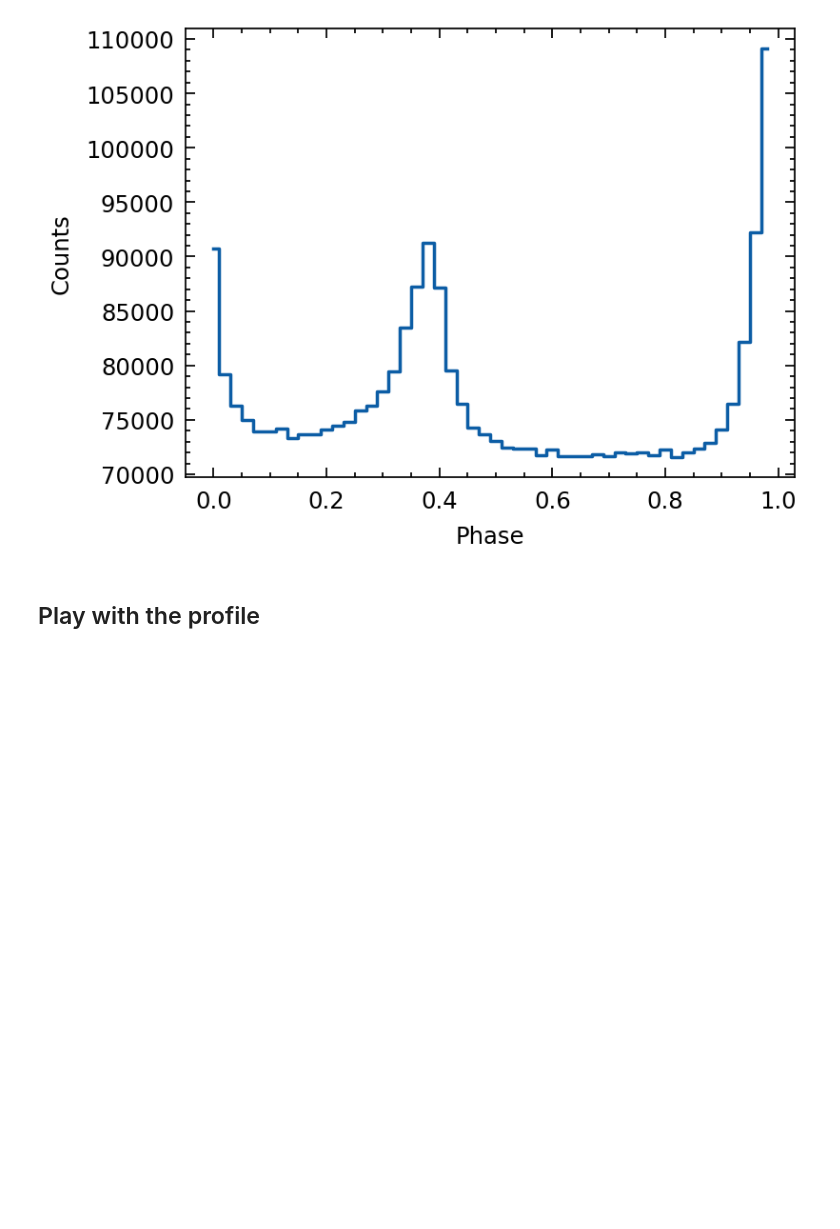
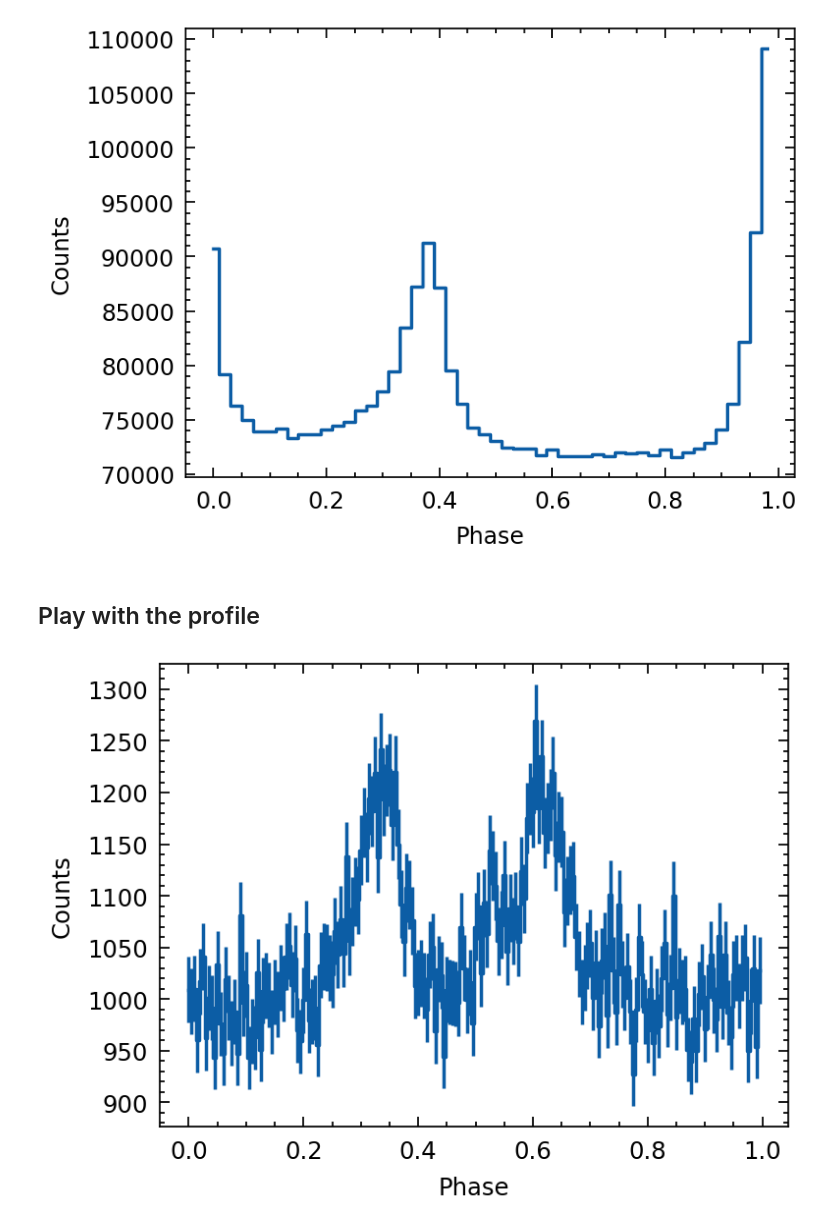
Before and after one commit to tuoyl/tat-pulsar, a Jupyter notebook: docs/notebooks/PulsarTimingAnalysis.ipynb, the cells around one changed output. Saved outputs shown, nothing was run; the diff lists cells and outputs as text; code cells hidden in the pictures; blank space fills up the shorter version.

```diff
--- a/docs/notebooks/PulsarTimingAnalysis.ipynb
+++ b/docs/notebooks/PulsarTimingAnalysis.ipynb
@@ -122,5 +125,52 @@ Text(0, 0.5, 'Counts')
 [figure]
 # %% [markdown]
 ## Play with the profile
+# %%
+## Generate a random pulse profile that consists of multiple Gaussian-like pulse
+
+def draw_random_pulse(nbins=100, baseline=1000, pulsefrac=0.2):
+    # Define the time array
+    phase = np.linspace(0, 1, nbins)
+
+    # Define a random number of pulses
+    num_pulses = np.random.randint(4, 10)
+
+    # Initialize the signal
+    signal = np.zeros_like(phase)
+
+    # Generate the signal by summing up the pulses
+    for _ in range(num_pulses):
+        # Randomly generate the Gaussian pulse parameters
+        amp = np.random.uniform(0.1, 1.0)  # Amplitude of pulse
+        mu = np.random.uniform(0.2, 0.8)  # Mean (peak location within 0 to 2)
+        sigma = np.random.uniform(0.01, 0.1)  # Standard deviation (controls width of pulse)
+
+        # Generate the Gaussian pulse
+        pulse = amp * np.exp(-(phase - mu)**2 / (2 * sigma**2))
+
+        # Add the pulse to the signal
+        signal += pulse
+
+    signal = signal/signal.max()
+
+    pmax = baseline*(1+pulsefrac)/(1-pulsefrac)
+    scale = pmax - baseline
+    signal = signal*scale + baseline
+
+    signal = np.random.poisson(signal) # poisson sampling
+
+    return Profile(signal)
+
+def plot_profile(profile):
+    plt.errorbar(profile.phase, profile.counts,
+                 profile.error,
+                 ds='steps-mid')
+    plt.xlabel("Phase")
+    plt.ylabel("Counts")
+
+profile = draw_random_pulse(nbins=200, baseline=1000, pulsefrac=0.1)
+plot_profile(profile)
+# %% [output]
+[figure, added]
 # %%
 profile.cycles = 2 # set the phase cycls of profile
```
Also changed, not shown: parts of 10 cells of this notebook, 16 other files.
